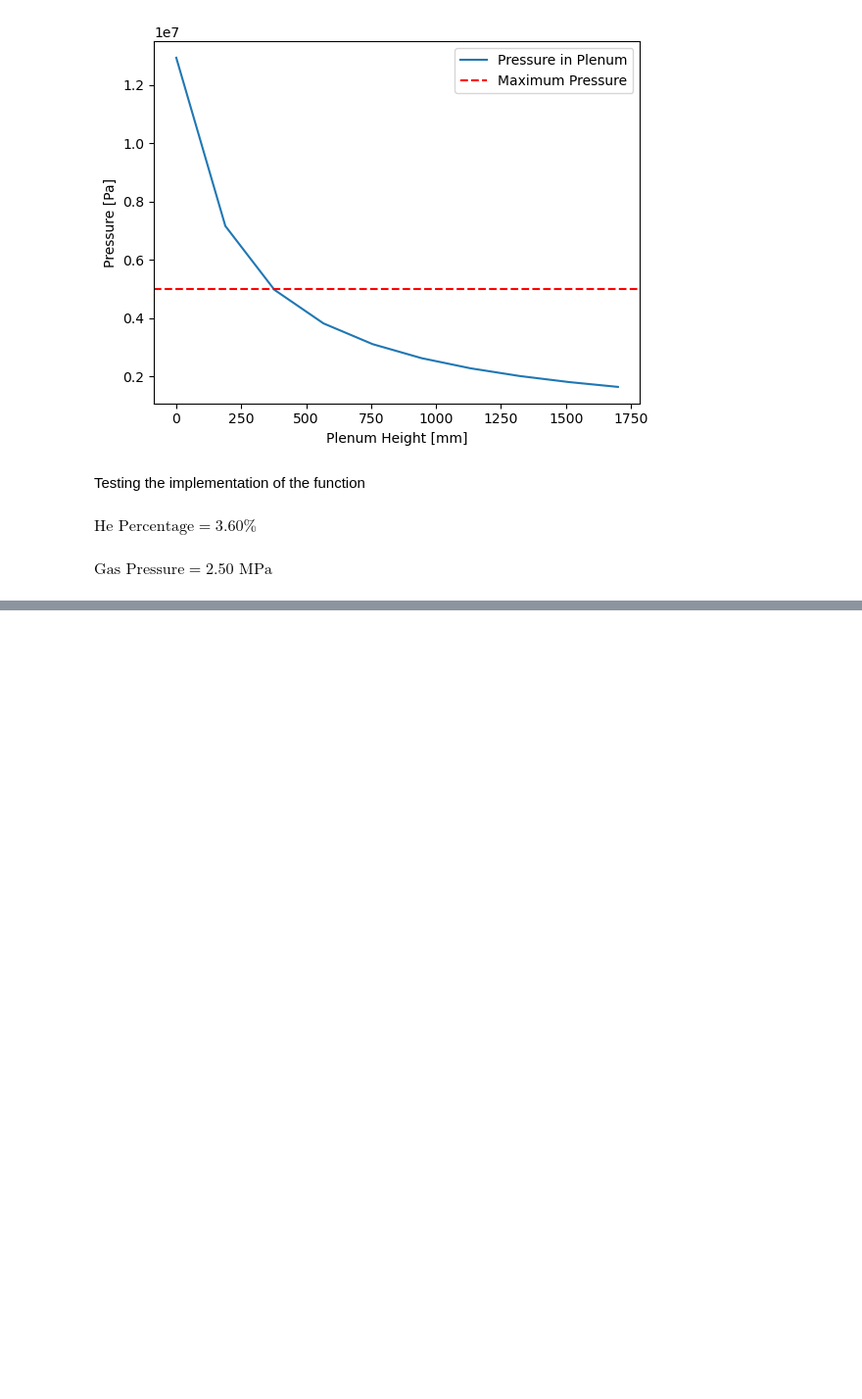
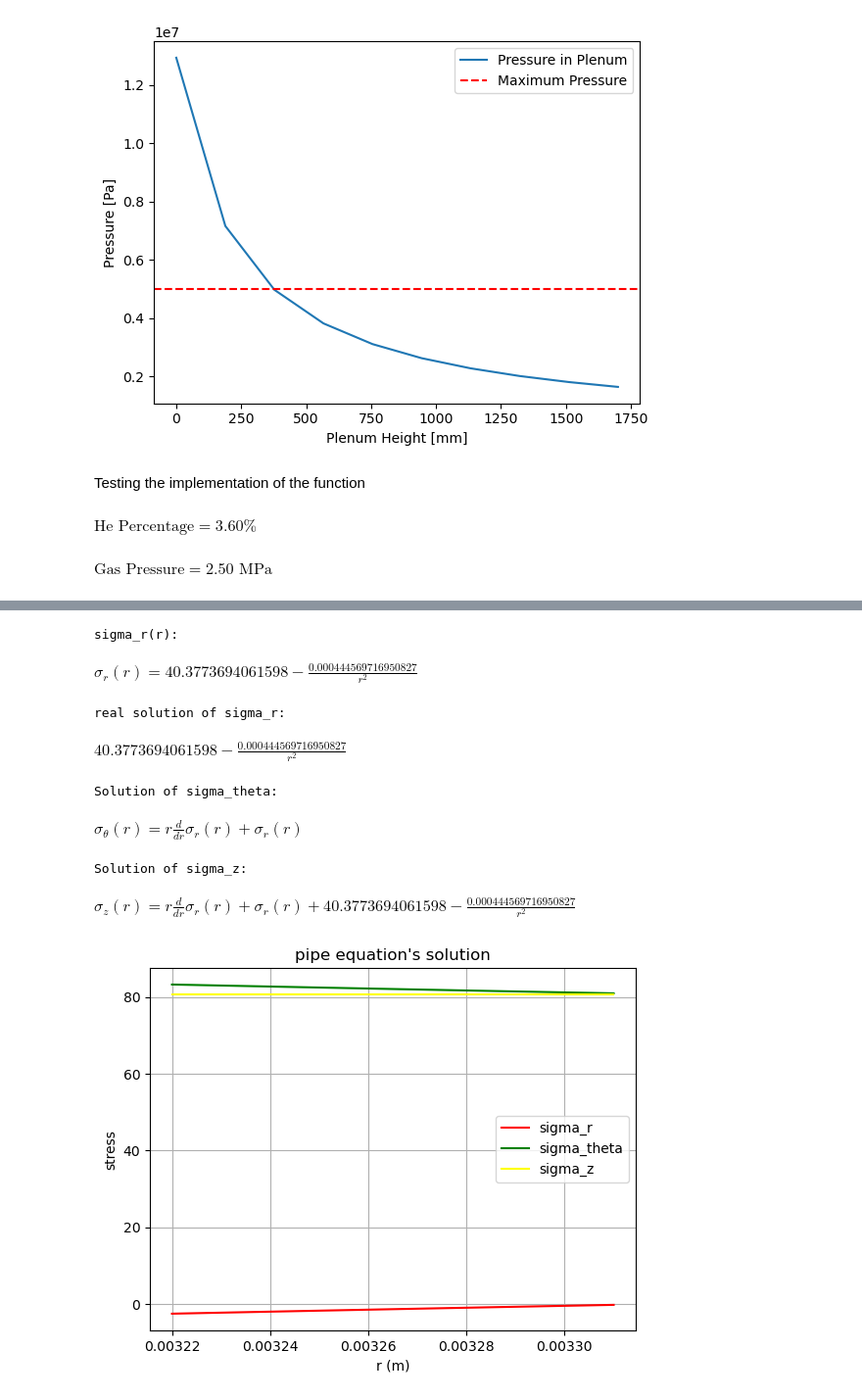
Before and after one commit to simo-pagliu/NDT-Homeworks, a Jupyter notebook: Verification.ipynb, the cells around one changed output, grey strips where cells are left out. Shown at 98% size. Cells and saved outputs as stored; diff of their text form; code cells hidden in the pictures; blank space fills up the shorter version.

Commit message:
Started analysing pipe equation work
Work done by Tommaso, i put it into the notebook for evaluation

Co-Authored-By: tommipiro <185188266+tommipiro@users.noreply.github.com>

```diff
--- a/Verification.ipynb
+++ b/Verification.ipynb
@@ -880,0 +920,68 @@ $\displaystyle \text{Gas Pressure} =2.50\text{ MPa}$
+# %%
+#C1,C2,C3,C4 = sp.symbols("C1 C2 C3 C4")
+solution1 = sp.dsolve(func1,ics={sigma_r(r).subs(r, Ro): -0.2, sigma_r(r).subs(r, Ri): -2.5}) #pressure at the two extreme of the cladding
+solution2 = sp.dsolve(func2,ics={T(r).subs(r, Ro): To}) #temperature condition at two cladding extreme
+#ics={T(r).subs(r, Ro): To, T(r).subs(r, Ri): Ti}
+
+#Print of the solutions
+print("sigma_r(r):")
+display(solution1)
+# %% [output]
+sigma_r(r):
+$\displaystyle \sigma_{r}{\left(r \right)} = 40.3773694061598 - \frac{0.000444569716950827}{r^{2}}$
+# %%
+#Symbolic solution for sigma_theta
+sigma_r_solution = solution1.rhs        #+ solution2.rhs
+print("real solution of sigma_r:")
+display(sigma_r_solution)
+sigma_theta = sp.symbols('sigma_theta', cls=sp.Function)
+func3 = sp.Eq(sigma_theta(r), sigma_r(r) + r*sigma_r(r).diff(r))
+#func3 = sp.Eq(sigma_theta(r), sigma_r_solution + r * sp.diff(sigma_r_solution, r)) #l'errore sta qui nel calcolo della derivata di sigma_r
+sigma_theta_eq = func3.rhs
+# %% [output]
+real solution of sigma_r:
+$\displaystyle 40.3773694061598 - \frac{0.000444569716950827}{r^{2}}$
+# %%
+print("Solution of sigma_theta:")
+display(func3)
+# %% [output]
+Solution of sigma_theta:
+$\displaystyle \sigma_{\theta}{\left(r \right)} = r \frac{d}{d r} \sigma_{r}{\left(r \right)} + \sigma_{r}{\left(r \right)}$
+# %%
+#Symbolic solution for sigma_z
+sigma_z = sp.symbols('sigma_z', cls=sp.Function)
+func4 = sp.Eq(sigma_z(r), sigma_r_solution + sigma_theta_eq)
+sigma_z_eq = func4.rhs
+
+print("Solution of sigma_z:")
+display(func4)
+# %% [output]
+Solution of sigma_z:
+$\displaystyle \sigma_{z}{\left(r \right)} = r \frac{d}{d r} \sigma_{r}{\left(r \right)} + \sigma_{r}{\left(r \right)} + 40.3773694061598 - \frac{0.000444569716950827}{r^{2}}$
+# %%
+#numerical solution for the plot
+numerical_sigma_r = sp.lambdify(r, sigma_r_solution, 'numpy')
+#numerical_sigma_theta = sp.lambdify(r, sigma_theta_eq, 'numpy')
+#numerical_sigma_z = sp.lambdify(r,sigma_z_eq, 'numpy')
+
+##Starting from sigma_r's equation, we are able to find in numerical way sigma_theta and sigma_z
+numerical_sigma_theta2 = lambda r: 40.3773694061598 - (0.000444569716950827)/(r**2) + (2*0.000444569716950827)/(r**2)
+numerical_sigma_z2 = lambda r: 40.3773694061596 - (0.000444569716950827)/(r**2) + 40.3773694061596 - (0.000444569716950827)/(r**2) + (2*0.000444569716950827)/(r**2)
+
+#Function to plot
+sigma_r_plot = numerical_sigma_r(r_vector)
+#sigma_theta_plot = numerical_sigma_theta(r_vector)
+#sigma_z_plot = numerical_sigma_z(r_vector)
+sigma_theta_plot2 = numerical_sigma_theta2(r_vector)
+sigma_z_plot2 = numerical_sigma_z2(r_vector)
+
+#plot of the graph
+plt.plot(r_vector,sigma_r_plot, color='red', label = 'sigma_r'), plt.plot(r_vector, sigma_theta_plot2, color='green', label='sigma_theta'), plt.plot(r_vector, sigma_z_plot2, color='yellow',label = 'sigma_z')
+plt.title("pipe equation's solution")
+plt.xlabel('r (m)')
+plt.ylabel('stress')
+plt.grid(True)
+plt.legend(loc='best')
+plt.show()
+# %% [output]
+[figure, added]
```
Also changed, not shown: parts of 3 cells of this notebook, 1 other file.
